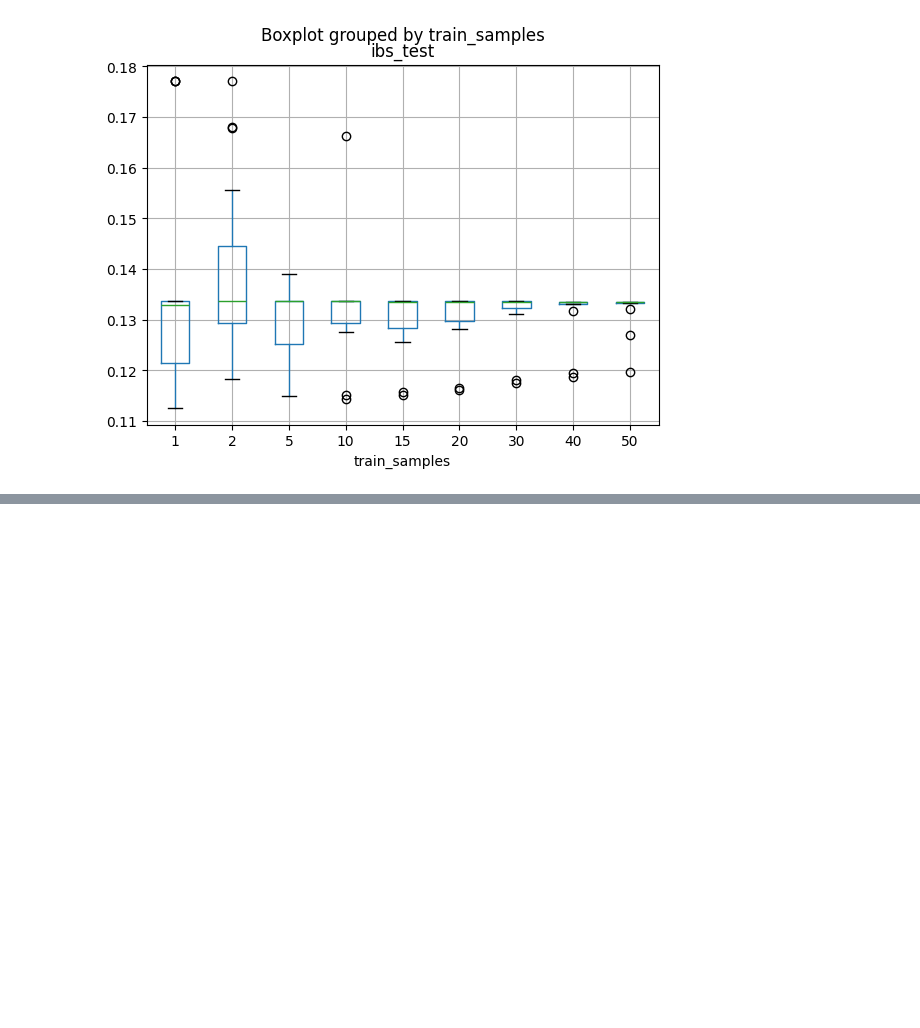
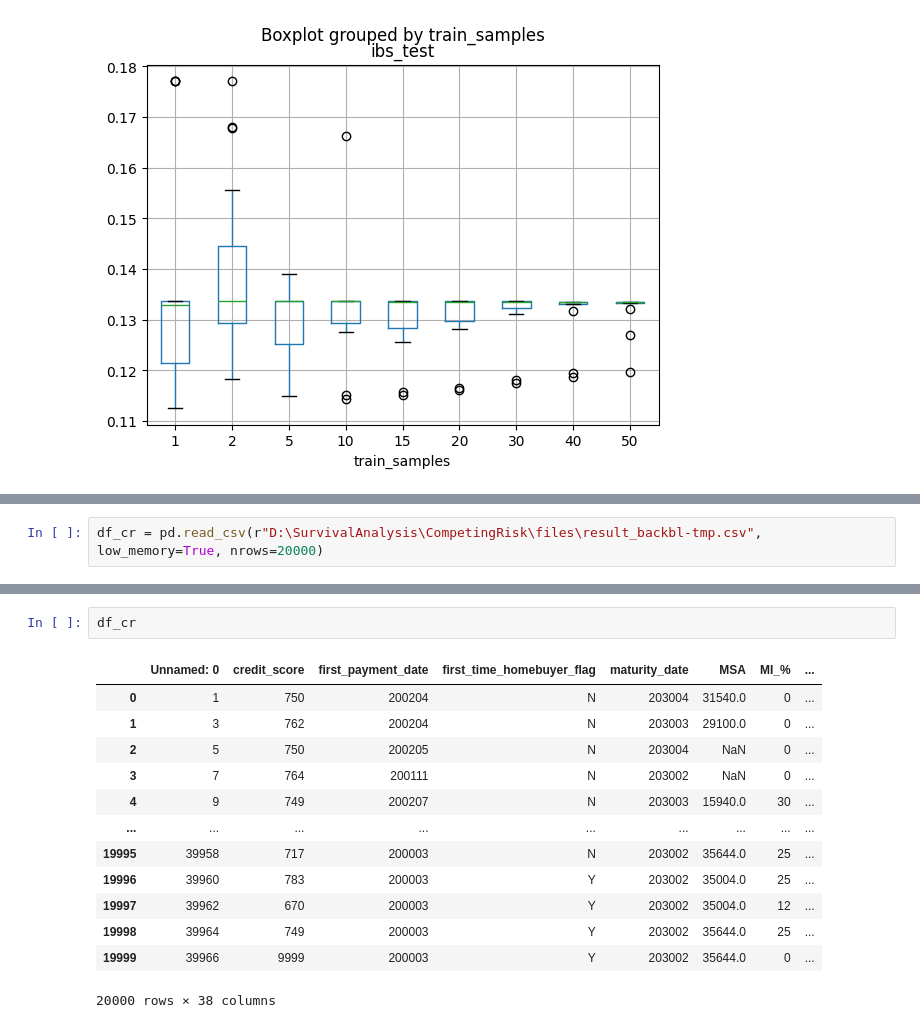
Before and after one commit to iuliivasilev/sys-ttf, a Jupyter notebook: Grafana/EDA.ipynb, the cells around one changed output, grey strips where cells are left out. Cells and saved outputs as stored; diff of their text form; blank space fills up the shorter version.

```diff
--- a/Grafana/EDA.ipynb
+++ b/Grafana/EDA.ipynb
@@ -67,0 +70,2 @@ df_gs.boxplot(column="ibs_test", by="train_samples")
+# %%
+df_cr = pd.read_csv(r"D:\SurvivalAnalysis\CompetingRisk\files\result_backbl-tmp.csv", low_memory=True, nrows=20000)
@@ -67,0 +99,16 @@ df_gs.boxplot(column="ibs_test", by="train_samples")
+# %%
+df_cr
+# %% [output]
+|  | Unnamed: 0 | credit_score | first_payment_date | first_time_homebuyer_flag | maturity_date | MSA | MI_% | ... |
+| 0 | 1 | 750 | 200204 | N | 203004 | 31540.0 | 0 | ... |
+| 1 | 3 | 762 | 200204 | N | 203003 | 29100.0 | 0 | ... |
+| 2 | 5 | 750 | 200205 | N | 203004 | NaN | 0 | ... |
+| 3 | 7 | 764 | 200111 | N | 203002 | NaN | 0 | ... |
+| 4 | 9 | 749 | 200207 | N | 203003 | 15940.0 | 30 | ... |
+| ... | ... | ... | ... | ... | ... | ... | ... | ... |
+| 19995 | 39958 | 717 | 200003 | N | 203002 | 35644.0 | 25 | ... |
+| 19996 | 39960 | 783 | 200003 | Y | 203002 | 35004.0 | 25 | ... |
+| 19997 | 39962 | 670 | 200003 | Y | 203002 | 35004.0 | 12 | ... |
+| 19998 | 39964 | 749 | 200003 | Y | 203002 | 35644.0 | 25 | ... |
+| 19999 | 39966 | 9999 | 200003 | Y | 203002 | 35644.0 | 0 | ... |
+20000 rows × 38 columns
```
Also changed, not shown: parts of 3 cells of this notebook, 1 other file.
